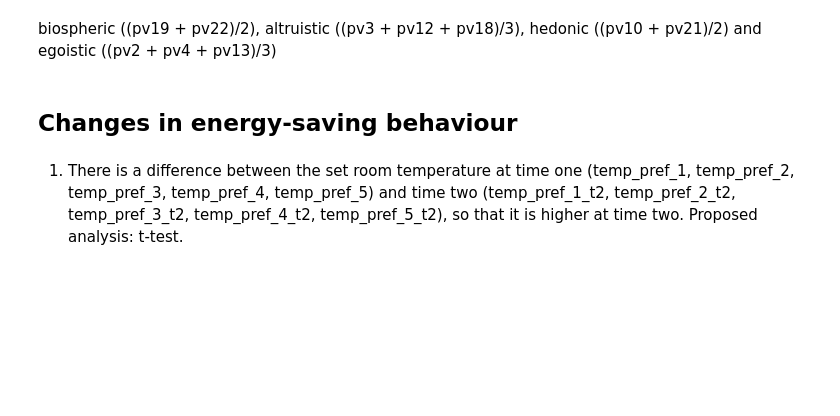
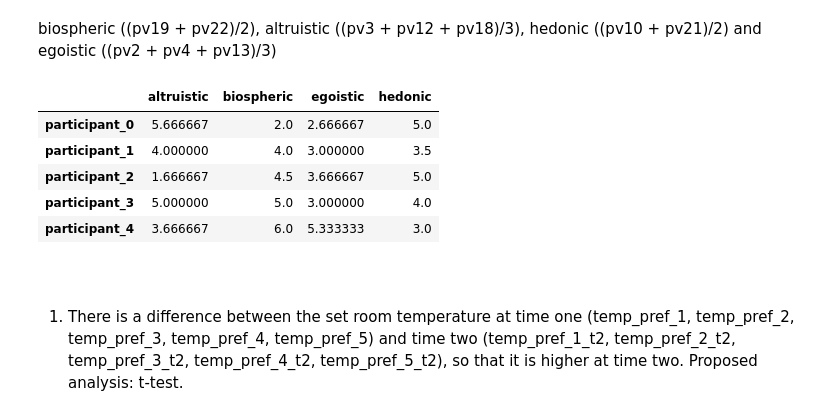
Before and after one commit to ESI-FAR/TeSoPs-questionnaire-analysis, a Jupyter notebook: tesops_hypotheses_demo.ipynb, the cells around one changed output. Saved outputs shown, nothing was run; the diff lists cells and outputs as text; code cells hidden in the pictures; blank space fills up the shorter version.

```diff
--- a/tesops_hypotheses_demo.ipynb
+++ b/tesops_hypotheses_demo.ipynb
@@ -9,17 +13,30 @@ from scipy.stats import ttest_1samp, ttest_rel
 # %%
-responses_t1 = pd.read_csv("dataset_T1.csv")
-responses_t2 = pd.read_csv("dataset_T2.csv")
+responses_t1 = pd.read_csv("dataset_T1.csv", index_col=0)
+responses_t2 = pd.read_csv("dataset_T2.csv", index_col=0)
+
+# Explicltly calculate differences between the *_t2 columns in the responses_t2 dataframe, using the names as in the responses_t1 dataframe
+differences = responses_t1[[column[:-3] for column in responses_t2.columns]] - responses_t2.rename(columns=lambda x: x[:-3])
 # %% [markdown]
 ### Create the aggregated values
 # %% [markdown]
 biospheric ((pv19 + pv22)/2), altruistic ((pv3 + pv12 + pv18)/3), hedonic ((pv10 + pv21)/2) and egoistic ((pv2 + pv4 + pv13)/3)
 # %%
-responses_t1['egoistic']   = responses_t1[[f'pv{i}' for i in [ 2,  4, 13]]].mean()
-responses_t1['altruistic'] = responses_t1[[f'pv{i}' for i in [ 3, 12, 18]]].mean()
-responses_t1['hedonic']    = responses_t1[[f'pv{i}' for i in [10, 21]]].mean()
-responses_t1['biospheric'] = responses_t1[[f'pv{i}' for i in [19, 22]]].mean()
+aggregation_names = ['altruistic', 'biospheric', 'egoistic', 'hedonic']
+responses_t1['hedonic']    = responses_t1[[f'pv{i}' for i in [10, 21]]].mean(axis=1)
+responses_t1['biospheric'] = responses_t1[[f'pv{i}' for i in [19, 22]]].mean(axis=1)
+responses_t1['egoistic']   = responses_t1[[f'pv{i}' for i in [ 2,  4, 13]]].mean(axis=1)
+responses_t1['altruistic'] = responses_t1[[f'pv{i}' for i in [ 3, 12, 18]]].mean(axis=1)
+
+responses_t1[aggregation_names].head()
+# %% [output]
+|  | altruistic | biospheric | egoistic | hedonic |
+| participant_0 | 5.666667 | 2.0 | 2.666667 | 5.0 |
+| participant_1 | 4.000000 | 4.0 | 3.000000 | 3.5 |
+| participant_2 | 1.666667 | 4.5 | 3.666667 | 5.0 |
+| participant_3 | 5.000000 | 5.0 | 3.000000 | 4.0 |
+| participant_4 | 3.666667 | 6.0 | 5.333333 | 3.0 |
 # %% [markdown]
-## Changes in energy-saving behaviour
+##
 # %% [markdown]
 1.	There is a difference between the set room temperature at time one (temp_pref_1, temp_pref_2, temp_pref_3, temp_pref_4, temp_pref_5) and time two (temp_pref_1_t2, temp_pref_2_t2, temp_pref_3_t2, temp_pref_4_t2, temp_pref_5_t2), so that it is higher at time two.
 Proposed analysis: t-test.
```
Also changed, not shown: parts of 12 cells of this notebook, 1 other file.
